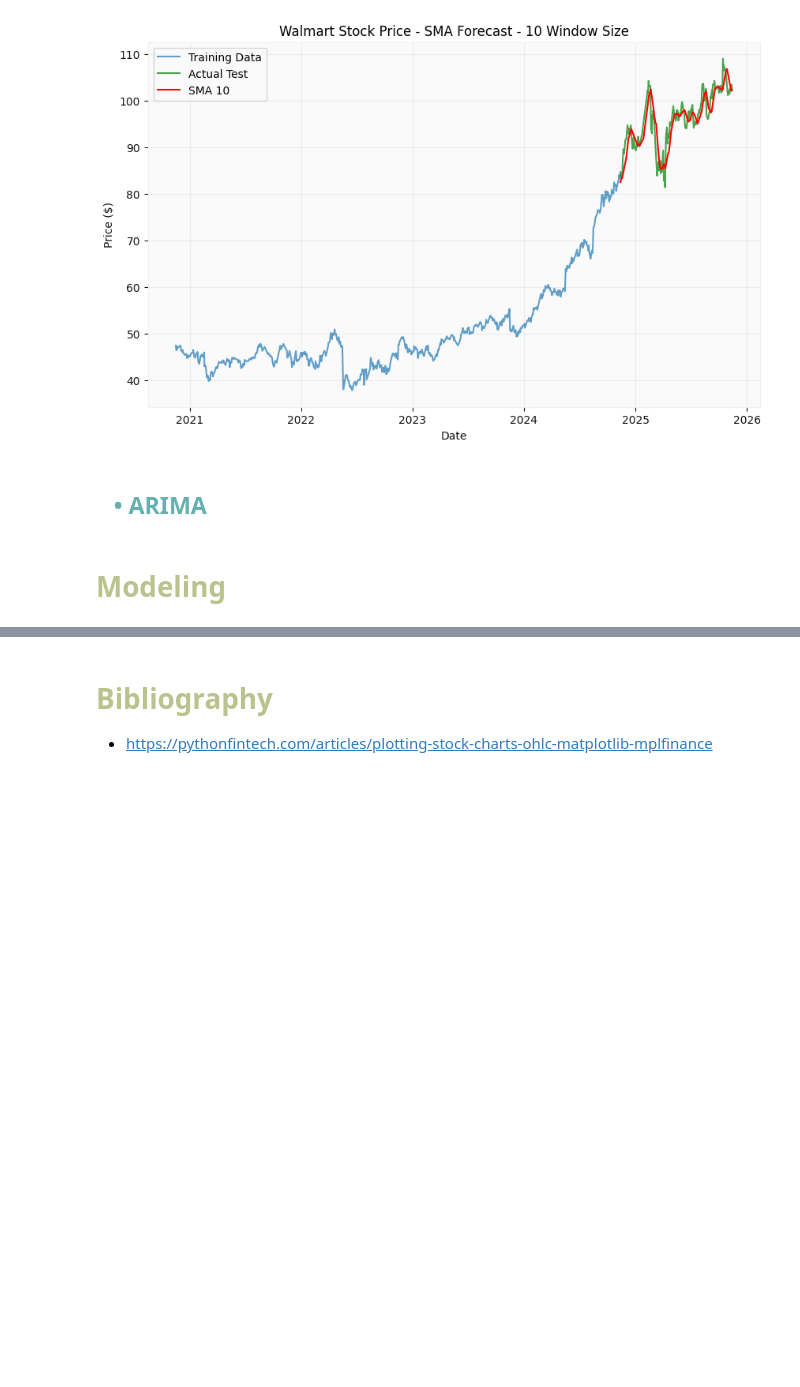
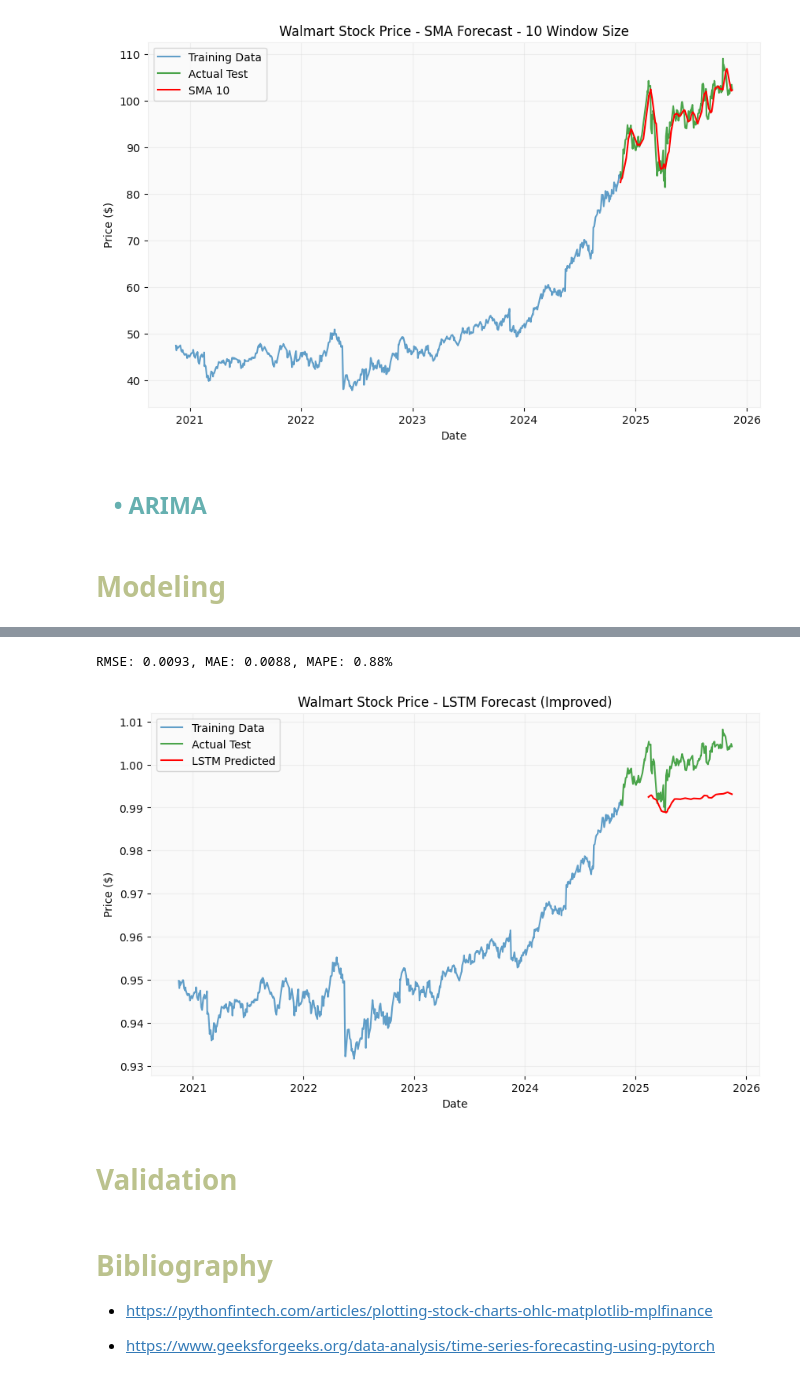
Before and after one commit to ch0fas/ML_Projects, a Jupyter notebook: L3_StockExchange/stock_exchange_forecasting.ipynb, the cells around one changed output, grey strips where cells are left out. Saved outputs shown, nothing was run; the diff lists cells and outputs as text; code cells hidden in the pictures; blank space fills up the shorter version.

Commit message:
i dont know what the fuck is happening i hate time series

```diff
--- a/L3_StockExchange/stock_exchange_forecasting.ipynb
+++ b/L3_StockExchange/stock_exchange_forecasting.ipynb
@@ -281,4 +489,54 @@ plt.show()
+# %%
+model.eval()
+with torch.no_grad():
+    y_pred_test = model(X_test).numpy()
+
+# Inverse scaling of target variable (Close)
+# Close was log1p transformed and scaled
+close_index = train_df.columns.get_loc('Close')
+
+# Inverse MinMax scaling of Close (on scaled data)
+close_min = feature_scaler.data_min_[close_index]
+close_max = feature_scaler.data_max_[close_index]
+
+y_pred_test_rescaled = y_pred_test * (close_max - close_min) + close_min
+y_test_rescaled = y_test.numpy() * (close_max - close_min) + close_min
+
+# Inverse log1p transform
+y_pred_test_final = np.expm1(y_pred_test_rescaled)
+y_test_final = np.expm1(y_test_rescaled)
+
+# Metrics
+rmse = np.sqrt(mean_squared_error(y_test_final, y_pred_test_final))
+mae = mean_absolute_error(y_test_final, y_pred_test_final)
+mape = np.mean(np.abs((y_test_final - y_pred_test_final) / y_test_final)) * 100
+
+print(f'RMSE: {rmse:.4f}, MAE: {mae:.4f}, MAPE: {mape:.2f}%')
+# %% [output]
+RMSE: 0.0093, MAE: 0.0088, MAPE: 0.88%
+# %%
+# Plot results
+results = test_df.iloc[sequence_length + prediction_horizon - 1:].copy()
+results = results.iloc[:len(y_pred_test_final)]
+results['LSTM_Predicted'] = y_pred_test_final.flatten()
+
+plt.figure(figsize=(10, 6))
+plt.plot(train_df.index, np.expm1(train_df['Close']), label='Training Data', alpha=0.7)
+plt.plot(test_df.index, np.expm1(test_df['Close']), label='Actual Test', alpha=0.7, color='green')
+plt.plot(results.index, results['LSTM_Predicted'], label='LSTM Predicted', color='red')
+plt.title("Walmart Stock Price - LSTM Forecast (Improved)")
+plt.ylabel("Price ($)")
+plt.xlabel("Date")
+plt.legend()
+plt.grid(True, alpha=0.3)
+plt.show()
+# %% [output]
+[figure, added]
+# %% [markdown]
+# <font color= #bbc28d> **Validation** </font>
 # %% [markdown]
 # <font color= #bbc28d> **Bibliography** </font>
 
 - https://pythonfintech.com/articles/plotting-stock-charts-ohlc-matplotlib-mplfinance
+
+- https://www.geeksforgeeks.org/data-analysis/time-series-forecasting-using-pytorch
```
Also changed, not shown: parts of 22 cells of this notebook.
